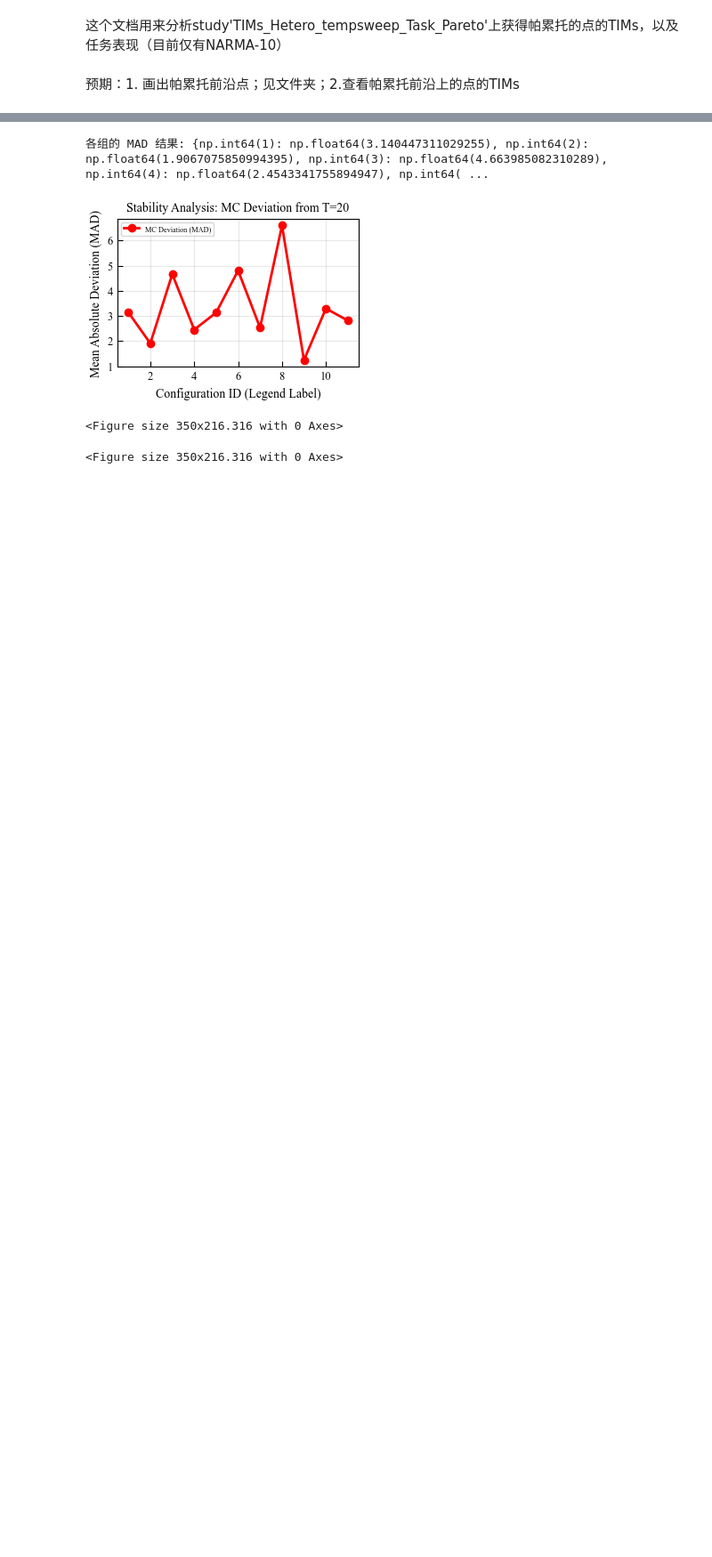
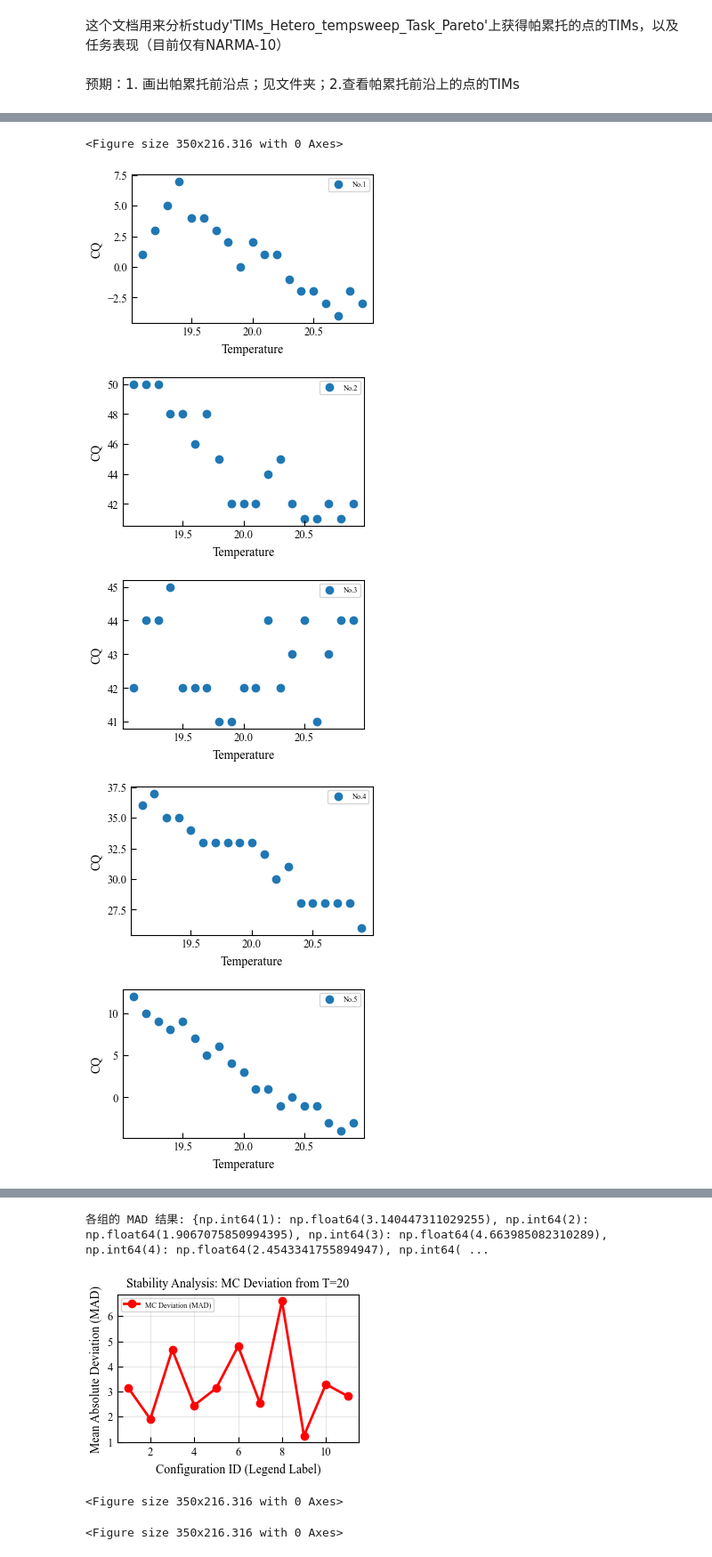
Before and after one commit to VvvpC/spnc_TIMs_heterogeneous, a Jupyter notebook: Analysis/Paretofront_points_TIMs_task.ipynb, the cells around one changed output, grey strips where cells are left out. Shown at 89% size. Cells and saved outputs as stored; diff of their text form; code cells hidden in the pictures; blank space fills up the shorter version.

```diff
--- a/Analysis/Paretofront_points_TIMs_task.ipynb
+++ b/Analysis/Paretofront_points_TIMs_task.ipynb
@@ -135,0 +211,12 @@ plt.show()
+# %%
+# 设定参数
+folder_loc = "../paretofront_points_TIMs_NARMA10" # 相对路径
+pattern = "result_KRandGR_heterogeneous"
+cols_needed = ['temp', 'CQ'] # 假设你需要这两列，根据实际情况修改
+
+# 调用函数
+df_all_KRandGR = load_and_merge_data(folder_loc, pattern, cols_needed)
+
+# 检查数据
+print(df_all_KRandGR.head())
+print(f"包含的图例标签: {df_all_KRandGR['number'].unique()}")
@@ -135,0 +232,34 @@ plt.show()
+# %%
+# 开始画图
+plot_style_config.set_pub_style()
+ # 修正了括号
+
+# 获取所有唯一的标签
+labels = df_all_KRandGR['number'].unique()
+
+# 循环遍历每一个标签，单独画一条线
+for label in labels:
+
+    plt.figure(figsize=plot_style_config.get_figsize('single'))
+    # 筛选出当前标签的数据
+    subset_KRandGR = df_all_KRandGR[df_all_KRandGR['number'] == label]
+
+    plt.scatter(
+        subset_KRandGR['temp'],
+        subset_KRandGR['CQ'],
+        label=label,  # 这里使用标签作为图例
+        marker='o',
+        linewidth=1
+    )
+
+    plt.xlabel('Temperature')
+    plt.ylabel('CQ')
+    plt.legend([f'No.{label}']) # 显示图例
+    plt.show()
+# %% [output]
+<Figure size 350x216.316 with 0 Axes>
+[figure, added]
+[figure, added]
+[figure, added]
+[figure, added]
+[figure, added]
```
Also changed, not shown: parts of 9 cells of this notebook, 3 other files.
